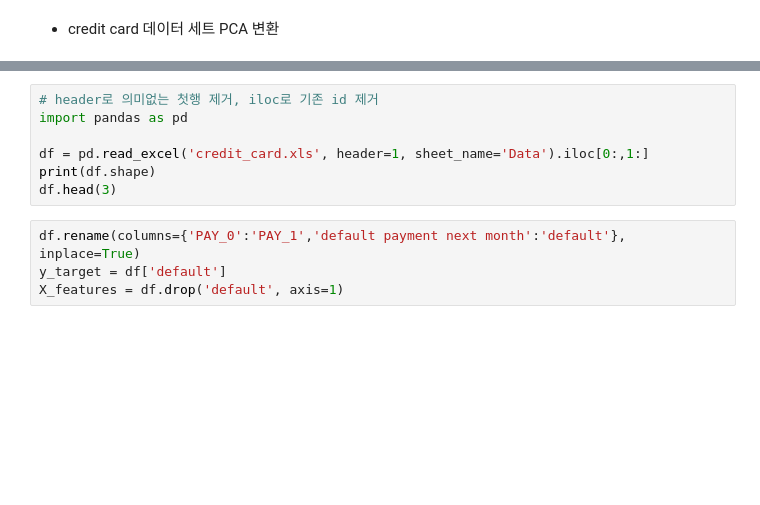
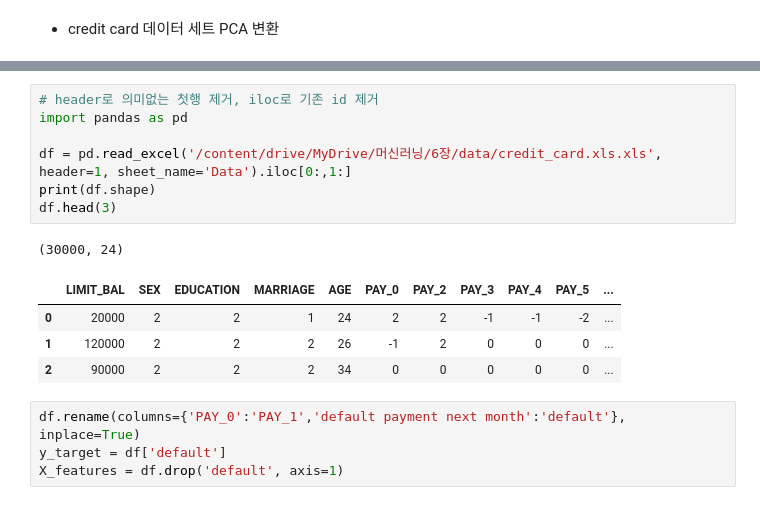
Before and after one commit to billkim418/Machine_learning, a Jupyter notebook: 6장/6-2_PCA.ipynb, the cells around one changed output, grey strips where cells are left out. Drawn from its saved outputs; the diff is of its cells as text; blank space fills up the shorter version.

```diff
--- a/6장/6-2_PCA.ipynb
+++ b/6장/6-2_PCA.ipynb
@@ -134,10 +148,16 @@ FileNotFoundError: ignored
 # %%
 # header로 의미없는 첫행 제거, iloc로 기존 id 제거
 import pandas as pd
 
-df = pd.read_excel('credit_card.xls', header=1, sheet_name='Data').iloc[0:,1:]
+df = pd.read_excel('/content/drive/MyDrive/머신러닝/6장/data/credit_card.xls.xls', header=1, sheet_name='Data').iloc[0:,1:]
 print(df.shape)
 df.head(3)
+# %% [output]
+(30000, 24)
+|  | LIMIT_BAL | SEX | EDUCATION | MARRIAGE | AGE | PAY_0 | PAY_2 | PAY_3 | PAY_4 | PAY_5 | ... |
+| 0 | 20000 | 2 | 2 | 1 | 24 | 2 | 2 | -1 | -1 | -2 | ... |
+| 1 | 120000 | 2 | 2 | 2 | 26 | -1 | 2 | 0 | 0 | 0 | ... |
+| 2 | 90000 | 2 | 2 | 2 | 34 | 0 | 0 | 0 | 0 | 0 | ... |
 # %%
 df.rename(columns={'PAY_0':'PAY_1','default payment next month':'default'}, inplace=True)
 y_target = df['default']
```
Also changed, not shown: parts of 8 cells of this notebook, 2 other files.
